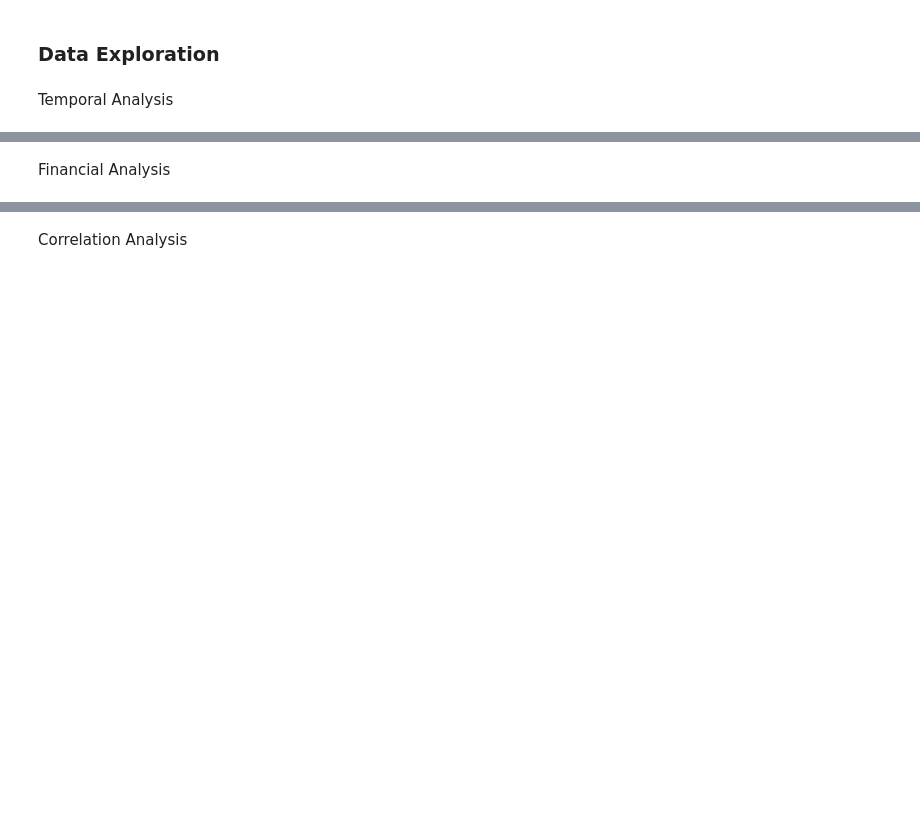
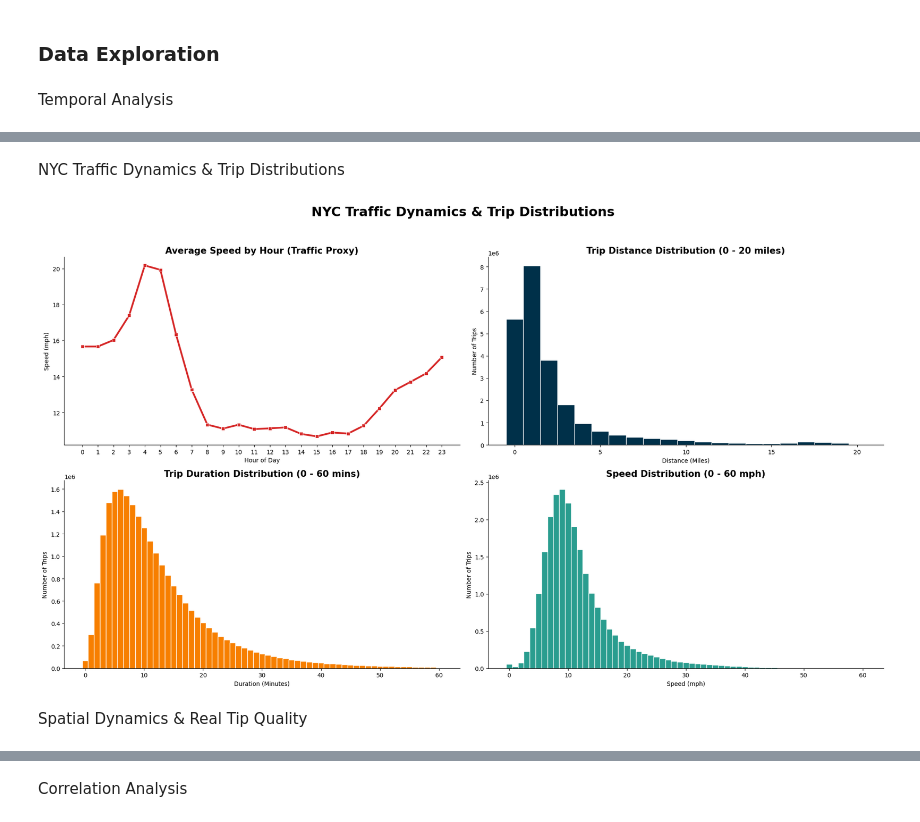
Before and after one commit to Mariana-rc01/SparkAndDrive, a Jupyter notebook: profiling_mariana.ipynb, the cells around one changed output, grey strips where cells are left out. Drawn from its saved outputs; the diff is of its cells as text; code cells hidden in the pictures; blank space fills up the shorter version.

```diff
--- a/profiling_mariana.ipynb
+++ b/profiling_mariana.ipynb
@@ -958,2 +1104,77 @@ Passing `palette` without assigning `hue` is deprecated and will be removed in v
-# %% [markdown]
-Financial Analysis
+# %% [markdown]
+NYC Traffic Dynamics & Trip Distributions
+# %%
+import pandas as pd
+import seaborn as sns
+import matplotlib.pyplot as plt
+from pyspark.sql.functions import hour, avg, col, unix_timestamp, floor, when
+
+# 1. FEATURE ENGINEERING
+taxi_df_physics = taxi_df.withColumn(
+    "duration_m", (unix_timestamp("tpep_dropoff_datetime") - unix_timestamp("tpep_pickup_datetime")) / 60
+).withColumn(
+    "hour", hour("tpep_pickup_datetime")
+)
+
+# Filter out unrealistic trips before calculating speed
+taxi_df_physics = taxi_df_physics.filter((col("duration_m") > 0) & (col("trip_distance") > 0)) \
+    .withColumn("speed_mph", col("trip_distance") / (col("duration_m") / 60))
+
+
+# 2. Aggregations
+speed_hour = taxi_df_physics.filter(col("speed_mph") < 80) \
+    .groupBy("hour").agg(avg("speed_mph").alias("avg_speed")).orderBy("hour").toPandas()
+
+dist_bins = taxi_df_physics.filter(col("trip_distance") <= 20) \
+    .withColumn("dist_bin", floor(col("trip_distance"))) \
+    .groupBy("dist_bin").count().orderBy("dist_bin").toPandas()
+
+dur_bins = taxi_df_physics.filter(col("duration_m") <= 60) \
+    .withColumn("dur_bin", floor(col("duration_m"))) \
+    .groupBy("dur_bin").count().orderBy("dur_bin").toPandas()
+
+speed_bins = taxi_df_physics.filter((col("speed_mph") >= 0) & (col("speed_mph") <= 60)) \
+    .withColumn("speed_bin", floor(col("speed_mph"))) \
+    .groupBy("speed_bin").count().orderBy("speed_bin").toPandas()
+
+
+# 3. PLOTS
+fig, ax = plt.subplots(2, 2, figsize=(20, 12))
+fig.suptitle('NYC Traffic Dynamics & Trip Distributions', fontsize=22, fontweight='bold')
+
+# Top Left: Velocidade Média por Hora (Trânsito)
+sns.lineplot(data=speed_hour, x="hour", y="avg_speed", marker="s", color="#d62828", linewidth=3, ax=ax[0,0])
+ax[0,0].set_title("Average Speed by Hour (Traffic Proxy)", fontsize=15, fontweight='bold')
+ax[0,0].set_xlabel("Hour of Day")
+ax[0,0].set_ylabel("Speed (mph)")
+ax[0,0].set_xticks(range(0, 24))
+
+# Top Right: Trip Distance Distribution
+ax[0,1].bar(dist_bins['dist_bin'], dist_bins['count'], color="#003049", edgecolor='white', width=1.0)
+ax[0,1].set_title("Trip Distance Distribution (0 - 20 miles)", fontsize=15, fontweight='bold')
+ax[0,1].set_xlabel("Distance (Miles)")
+ax[0,1].set_ylabel("Number of Trips")
+
+# Bottom Left: Trip Duration Distribution
+ax[1,0].bar(dur_bins['dur_bin'], dur_bins['count'], color="#f77f00", edgecolor='white', width=1.0)
+ax[1,0].set_title("Trip Duration Distribution (0 - 60 mins)", fontsize=15, fontweight='bold')
+ax[1,0].set_xlabel("Duration (Minutes)")
+ax[1,0].set_ylabel("Number of Trips")
+
+# Bottom Right: Speed Distribution (O NOVO GRÁFICO)
+ax[1,1].bar(speed_bins['speed_bin'], speed_bins['count'], color="#2a9d8f", edgecolor='white', width=1.0)
+ax[1,1].set_title("Speed Distribution (0 - 60 mph)", fontsize=15, fontweight='bold')
+ax[1,1].set_xlabel("Speed (mph)")
+ax[1,1].set_ylabel("Number of Trips")
+
+# Limpeza estética
+for axes in [ax[0,0], ax[0,1], ax[1,0], ax[1,1]]:
+    axes.spines['top'].set_visible(False)
+    axes.spines['right'].set_visible(False)
+
+plt.tight_layout(rect=[0, 0.03, 1, 0.95])
+plt.show()
+# %% [output]
+[figure, added]
+# %% [markdown]
+Spatial Dynamics & Real Tip Quality
```
Also changed, not shown: parts of 56 cells of this notebook.
